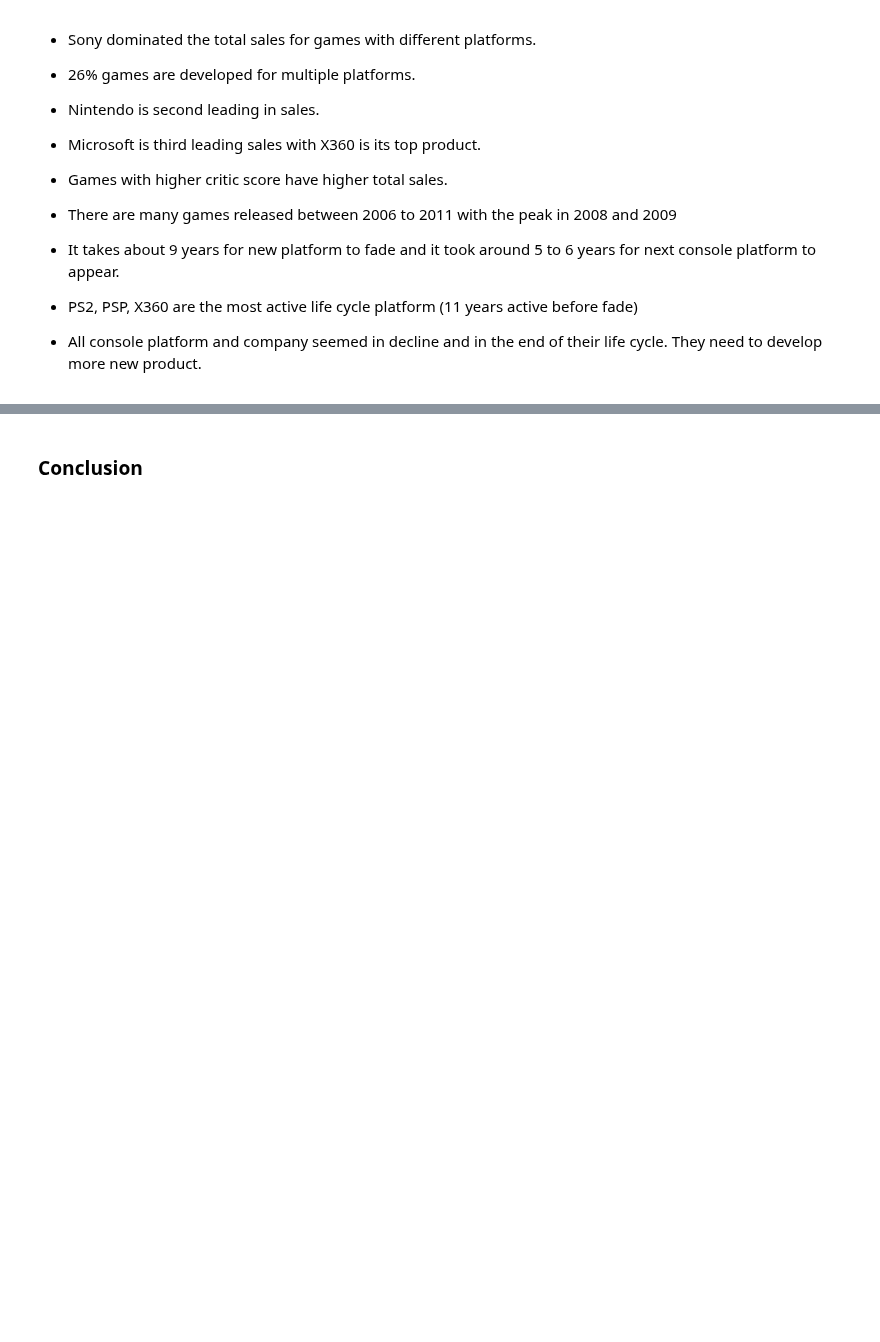
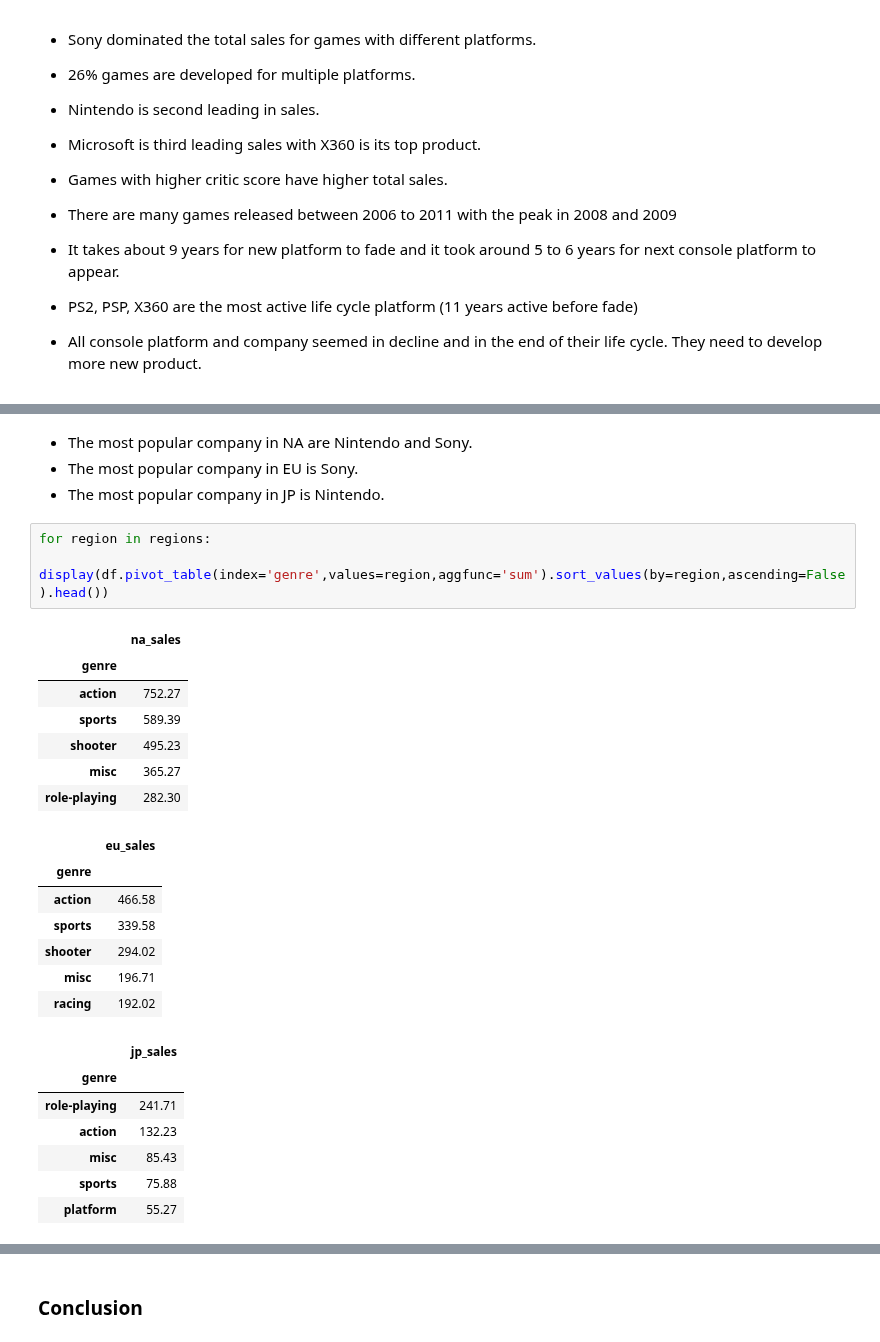
Before and after one commit to rainbowmoonlight/Yandex_Practicum_Projects, a Jupyter notebook: 04 Online Video Game Store Campaign/Online Video Game Store Campaign.ipynb, the cells around one changed output, grey strips where cells are left out. Drawn from its saved outputs; the diff is of its cells as text; blank space fills up the shorter version.

```diff
--- a/04 Online Video Game Store Campaign/Online Video Game Store Campaign.ipynb
+++ b/04 Online Video Game Store Campaign/Online Video Game Store Campaign.ipynb
@@ -1416,0 +1477,29 @@ df.loc[df['genre']=='action'].groupby(['platform'])['total_sales'].agg(['sum','c
+# %% [markdown]
+- The most popular company in NA are Nintendo and Sony.
+- The most popular company in EU is Sony.
+- The most popular company in JP is Nintendo.
+# %%
+for region in regions:
+    display(df.pivot_table(index='genre',values=region,aggfunc='sum').sort_values(by=region,ascending=False).head())
+# %% [output]
+|  | na_sales |
+| genre |  |
+| action | 752.27 |
+| sports | 589.39 |
+| shooter | 495.23 |
+| misc | 365.27 |
+| role-playing | 282.30 |
+|  | eu_sales |
+| genre |  |
+| action | 466.58 |
+| sports | 339.58 |
+| shooter | 294.02 |
+| misc | 196.71 |
+| racing | 192.02 |
+|  | jp_sales |
+| genre |  |
+| role-playing | 241.71 |
+| action | 132.23 |
+| misc | 85.43 |
+| sports | 75.88 |
+| platform | 55.27 |
```
Also changed, not shown: parts of 12 cells of this notebook.
